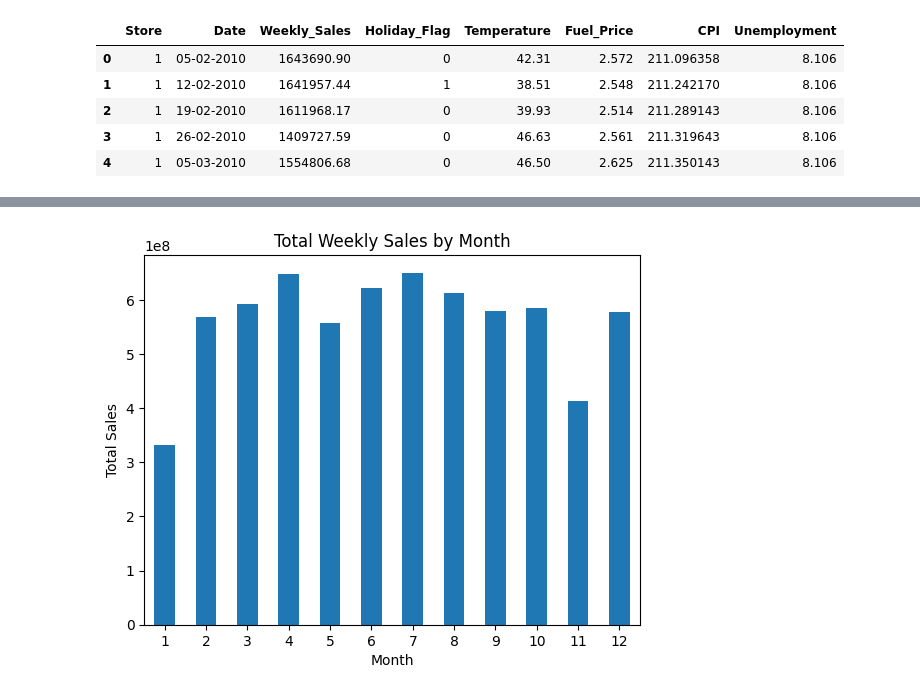
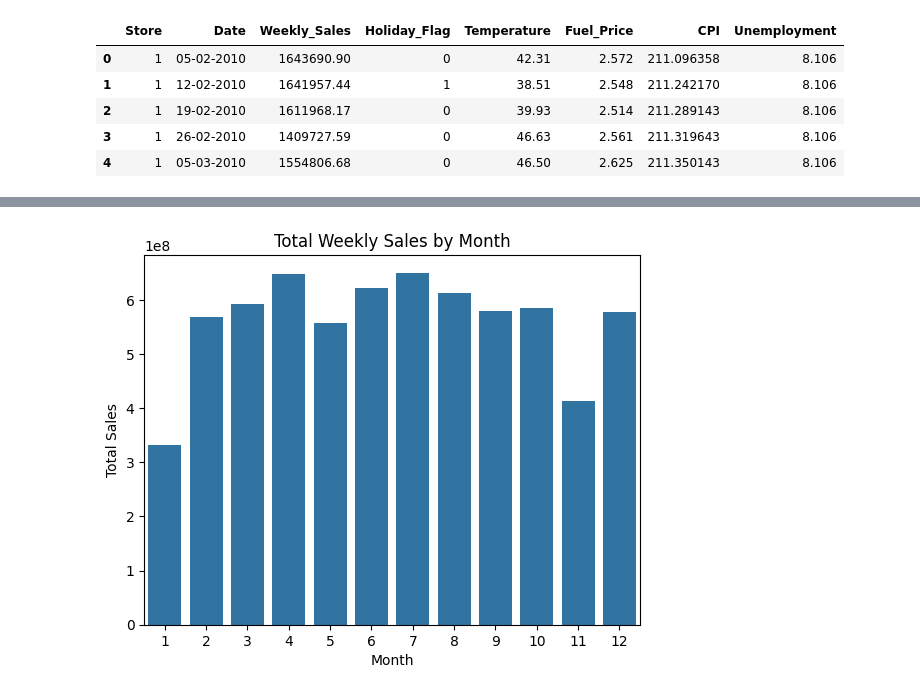
Before and after one commit to amaalioussama/walmart-sales-ml, a Jupyter notebook: notebooks/00_quick_start.ipynb, the cells around one changed output, grey strips where cells are left out. Cells and saved outputs as stored; diff of their text form; code cells hidden in the pictures.

```diff
--- a/notebooks/00_quick_start.ipynb
+++ b/notebooks/00_quick_start.ipynb
@@ -91,17 +211,18 @@ plt.show()
 # %%
 totale_seles_stores = df['Weekly_Sales'].sum()
-totale_by_date = df.groupby('Month')['Weekly_Sales'].sum()
+# Calcule les ventes hebdomadaires totales par mois
+totale_by_date = df.groupby('Month', as_index=False)['Weekly_Sales'].sum()
 
-ax = totale_by_date.plot(
-    kind='bar',
-    title='Total Weekly Sales by Month',
-    xlabel='Month',
-    ylabel='Total Sales',
+ax = sns.barplot(
+    data=totale_by_date,
+    x='Month',
+    y='Weekly_Sales'
 )
-
-
+ax.set_title('Total Weekly Sales by Month')
+ax.set_xlabel('Month')
+ax.set_ylabel('Total Sales')
 
 plt.xticks(rotation=0)
 plt.show()
 # %% [output]
-[figure, old version]
+[figure, new version]
```
Also changed, not shown: parts of 10 cells of this notebook.
